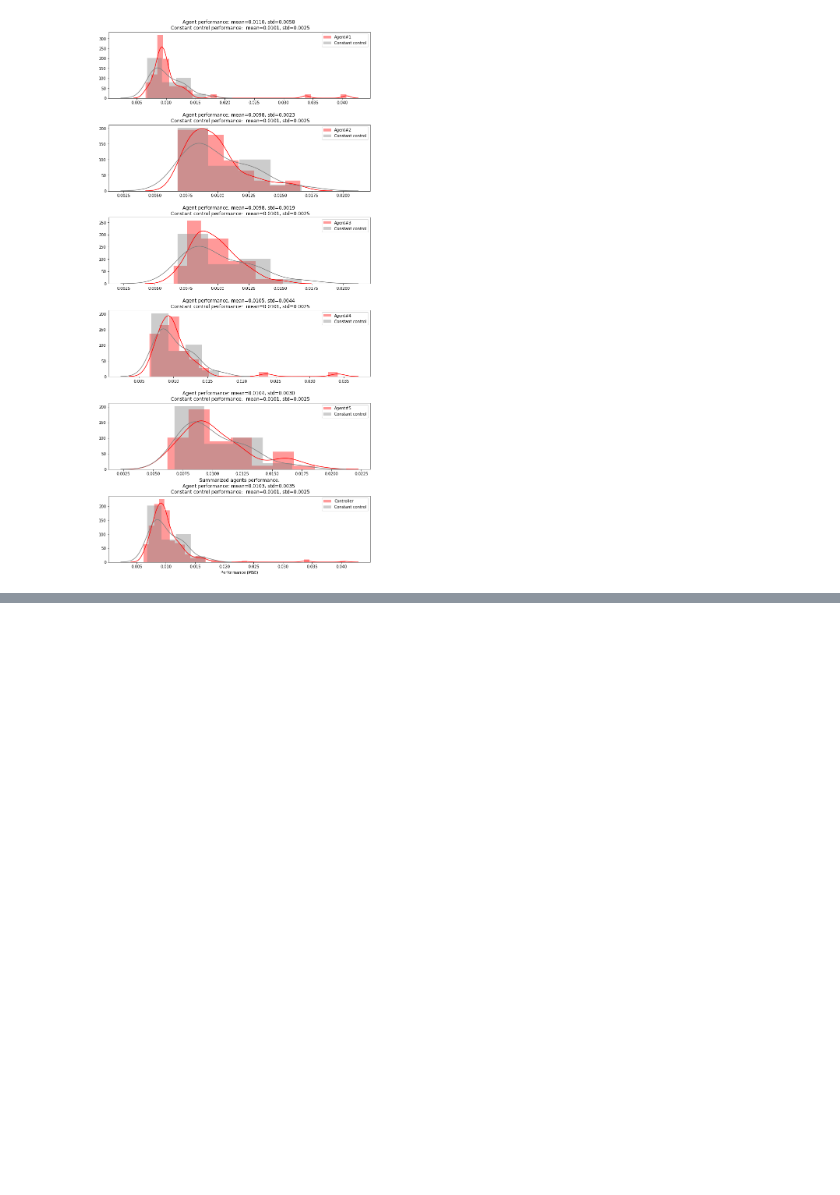
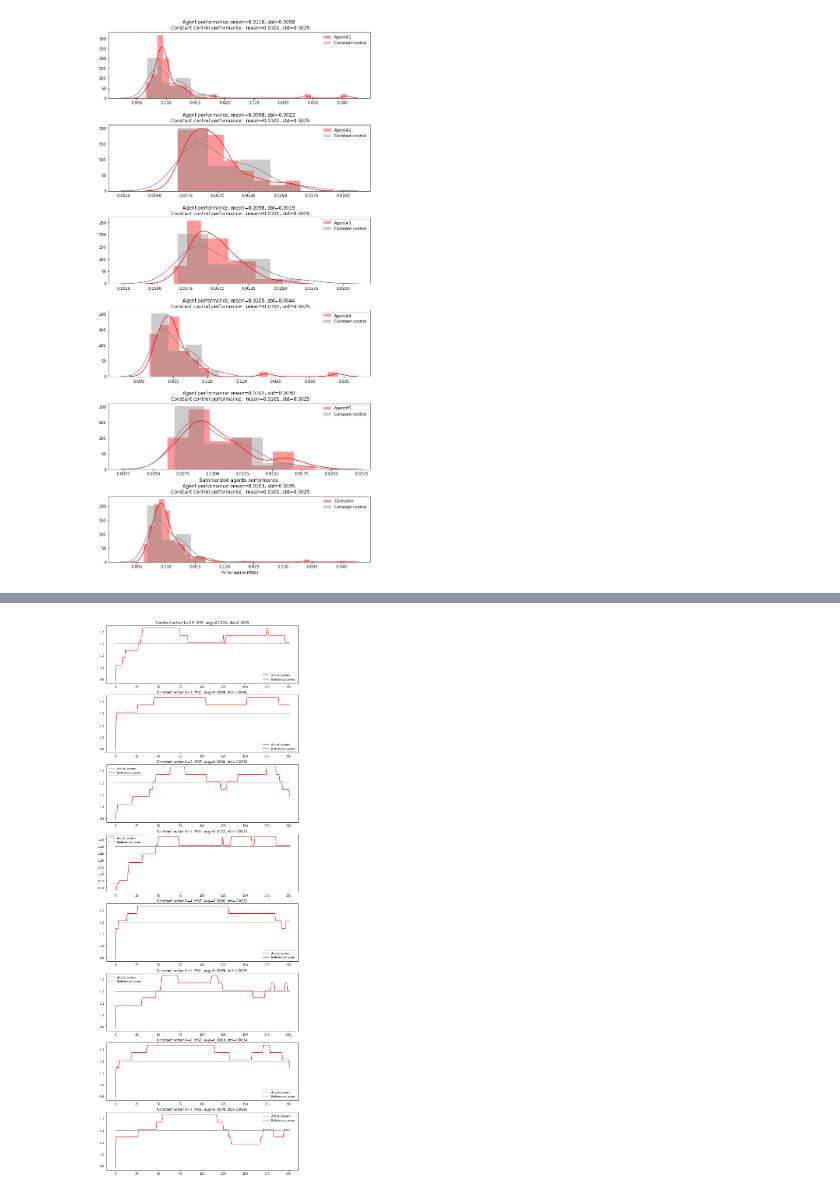
Before and after one commit to OlehLuk/rl-power-control, a Jupyter notebook: experiments/results/ps_stoch_alt_hyp_2.ipynb, the cells around one changed output, grey strips where cells are left out. Cells and saved outputs as stored; diff of their text form; code cells hidden in the pictures; blank space fills up the shorter version.

```diff
--- a/experiments/results/ps_stoch_alt_hyp_2.ipynb
+++ b/experiments/results/ps_stoch_alt_hyp_2.ipynb
@@ -209,0 +220,5 @@ plot_two_perf_dist(baseline, controller);
+# %%
+name = case_folder + "baseline_skip_transition_27-10-2019_18-18"
+report_const_experiment(name, fig_size=(12, 35))
+# %% [output]
+[figure, added]
```
Also changed, not shown: parts of 7 cells of this notebook, 1 other file.
